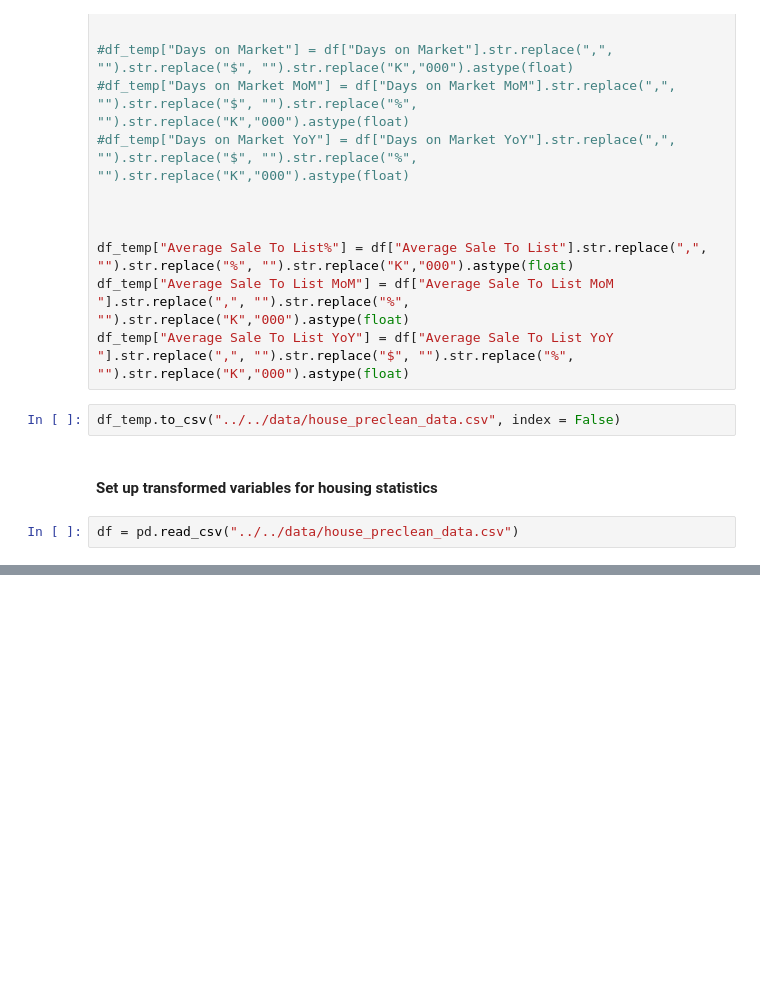
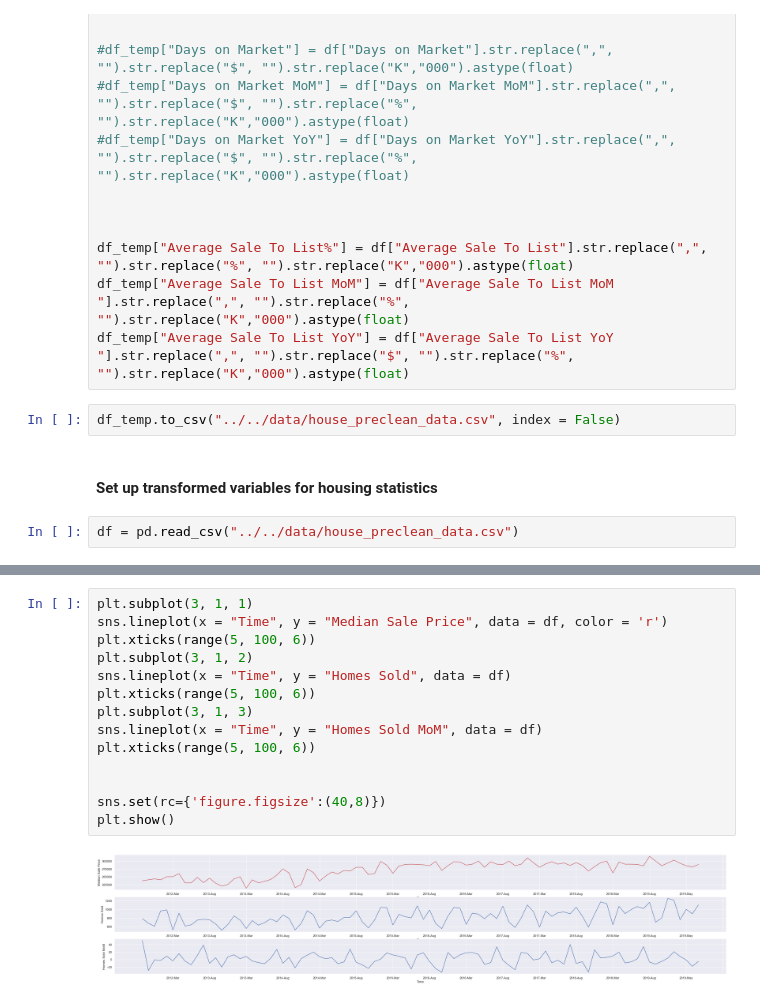
Before and after one commit to iuniorhsiung/mod4_project_DC_housing_price, a Jupyter notebook: python_folder/python file/Data_cleaning_house_price.ipynb, the cells around one changed output, grey strips where cells are left out. Saved outputs shown, nothing was run; the diff lists cells and outputs as text; blank space fills up the shorter version.

```diff
--- a/python_folder/python file/Data_cleaning_house_price.ipynb
+++ b/python_folder/python file/Data_cleaning_house_price.ipynb
@@ -60,0 +96,16 @@ df.head()
+# %%
+plt.subplot(3, 1, 1)
+sns.lineplot(x = "Time", y = "Median Sale Price", data = df, color = 'r')
+plt.xticks(range(5, 100, 6))
+plt.subplot(3, 1, 2)
+sns.lineplot(x = "Time", y = "Homes Sold", data = df)
+plt.xticks(range(5, 100, 6))
+plt.subplot(3, 1, 3)
+sns.lineplot(x = "Time", y = "Homes Sold MoM", data = df)
+plt.xticks(range(5, 100, 6))
+
+
+sns.set(rc={'figure.figsize':(40,8)})
+plt.show()
+# %% [output]
+[figure, added]
```
Also changed, not shown: parts of 8 cells of this notebook.
